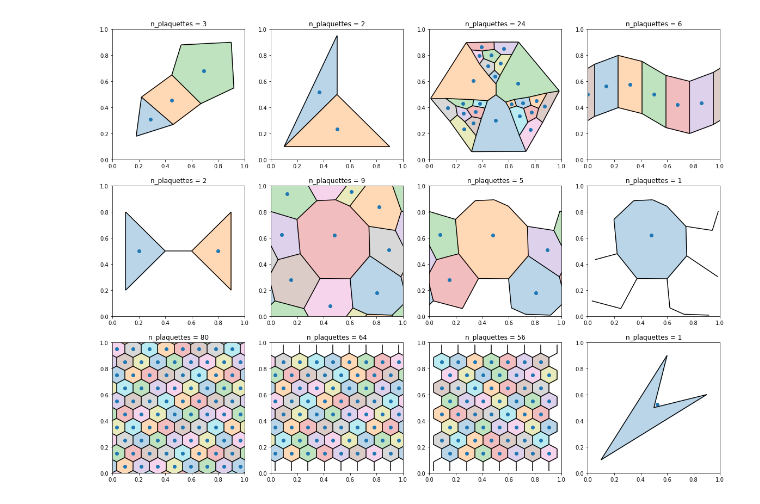
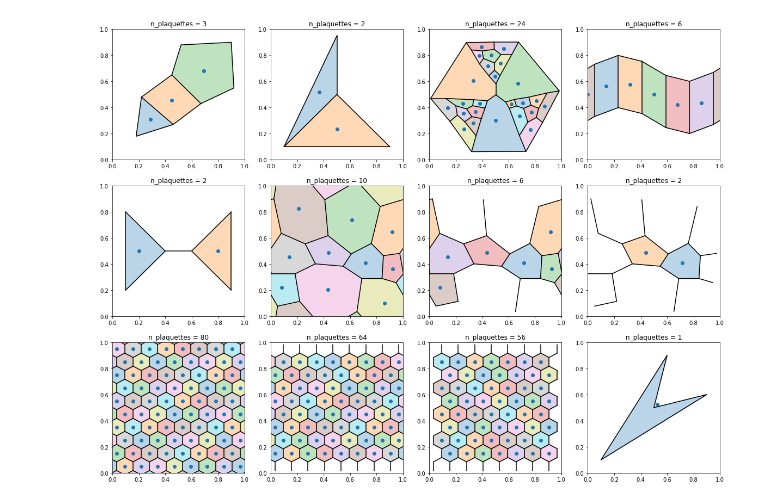
Before and after one commit to Imperial-CMTH/koala, a Jupyter notebook: examples/pathological_graphs.ipynb, the cells around one changed output. Saved outputs shown, nothing was run; the diff lists cells and outputs as text; code cells hidden in the pictures.

```diff
--- a/examples/pathological_graphs.ipynb
+++ b/examples/pathological_graphs.ipynb
@@ -12,7 +15,7 @@ from koala.lattice import cut_boundaries
 from koala.example_graphs import *
 
 points1 = pointsets.uniform(50)
-points2 = pointsets.bluenoise(30,3,3)
+points2 = pointsets.uniform(10)
 
 graphs = [
     tri_square_pent(),
@@ -31,28 +34,28 @@ graphs = [
 # %%
 # now we plot the plaquettes
 
 fig_width = 4
 fig_depth = int(np.ceil(len(graphs)/fig_width))
 
 width_size = 20
 width_depth = (fig_depth*width_size)/fig_width
 
 fig, axes = plt.subplots(fig_depth,4,figsize = (20,15))
 
 
 for n,ax in enumerate(axes.flatten()[:len(graphs)]):
 
     ax.set_title('n_plaquettes = '+ str(graphs[n].n_plaquettes))
-    plotting.plot_lattice(graphs[n], ax)
+    plotting.plot_edges(graphs[n], ax = ax)
 
     cmap = plt.get_cmap("tab10")
     plaq_labels = np.arange(graphs[n].n_plaquettes)
     color_scheme = cmap(plaq_labels % 10)
 
     plotting.plot_plaquettes(graphs[n], plaq_labels, color_scheme = color_scheme, ax = ax, alpha = 0.3)
 
     centers = np.array([p.center for p in graphs[n].plaquettes])
 
     ax.scatter(centers[:,0], centers[:,1])
 # %% [output]
-[figure, old version]
+[figure, new version]
```
Also changed, not shown: parts of 1 cell of this notebook, 1 other file.
